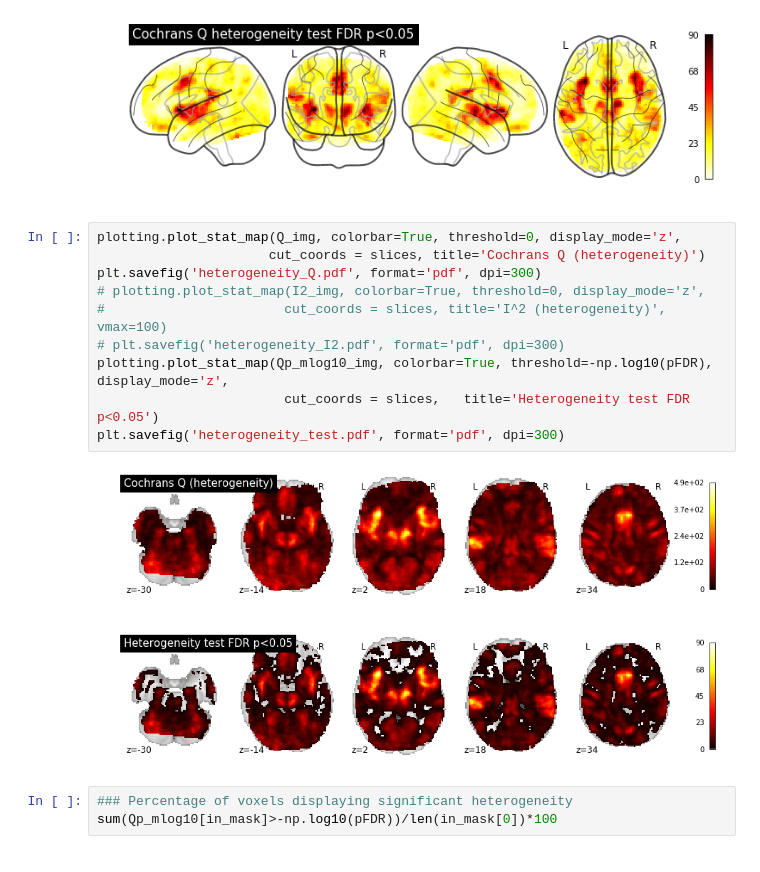
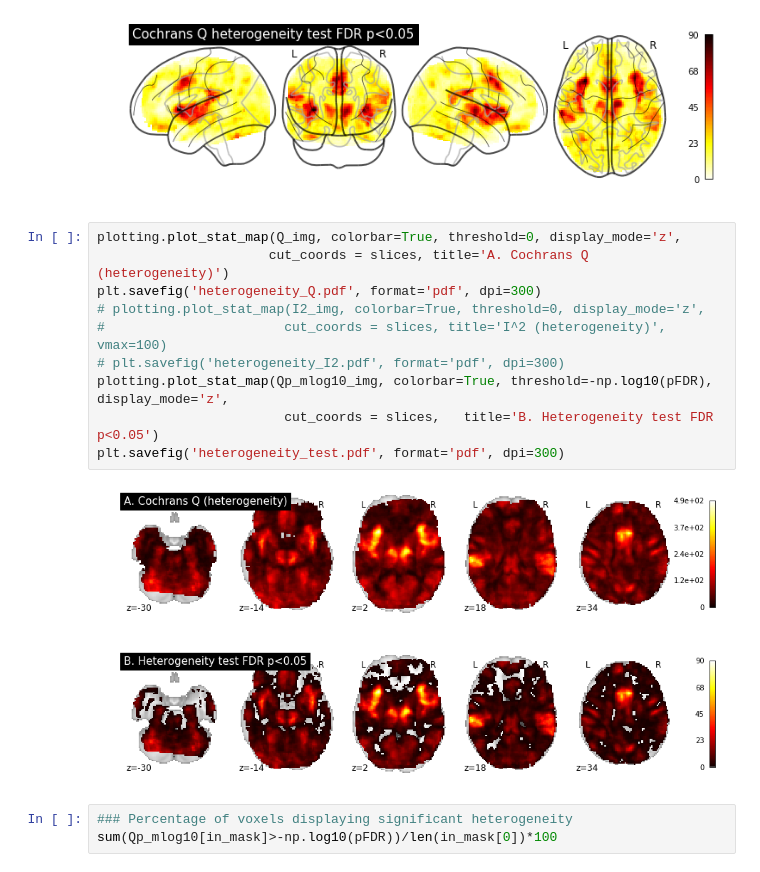
Before and after one commit to cmaumet/zmeta, a Jupyter notebook: real_data_setting.ipynb, the cells around one changed output. Drawn from its saved outputs; the diff is of its cells as text.

```diff
--- a/real_data_setting.ipynb
+++ b/real_data_setting.ipynb
@@ -119,17 +119,17 @@ plotting.plot_glass_brain(Qp_mlog10_img, colorbar=True, threshold=-np.log10(pFDR
 [figure]
 # %%
 plotting.plot_stat_map(Q_img, colorbar=True, threshold=0, display_mode='z',
-                      cut_coords = slices, title='Cochrans Q (heterogeneity)')
+                      cut_coords = slices, title='A. Cochrans Q (heterogeneity)')
 plt.savefig('heterogeneity_Q.pdf', format='pdf', dpi=300)
 # plotting.plot_stat_map(I2_img, colorbar=True, threshold=0, display_mode='z',
 #                       cut_coords = slices, title='I^2 (heterogeneity)', vmax=100)
 # plt.savefig('heterogeneity_I2.pdf', format='pdf', dpi=300)
 plotting.plot_stat_map(Qp_mlog10_img, colorbar=True, threshold=-np.log10(pFDR), display_mode='z',
-                        cut_coords = slices,   title='Heterogeneity test FDR p<0.05')
+                        cut_coords = slices,   title='B. Heterogeneity test FDR p<0.05')
 plt.savefig('heterogeneity_test.pdf', format='pdf', dpi=300)
 # %% [output]
-[figure, old version]
+[figure, new version]
-[figure, old version]
+[figure, new version]
 # %%
 ### Percentage of voxels displaying significant heterogeneity
 sum(Qp_mlog10[in_mask]>-np.log10(pFDR))/len(in_mask[0])*100
```
Also changed, not shown: parts of 4 cells of this notebook, 6 other files.
